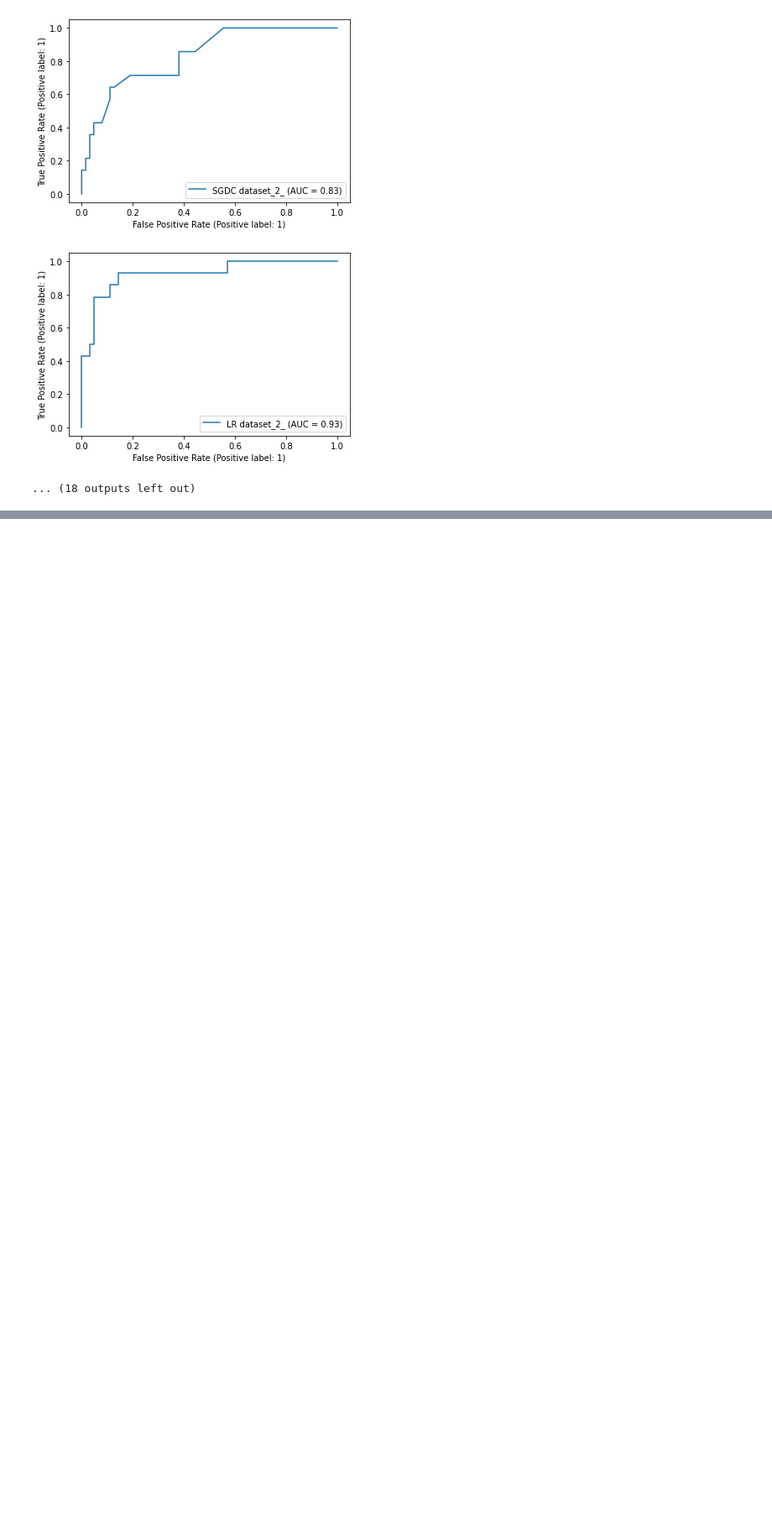
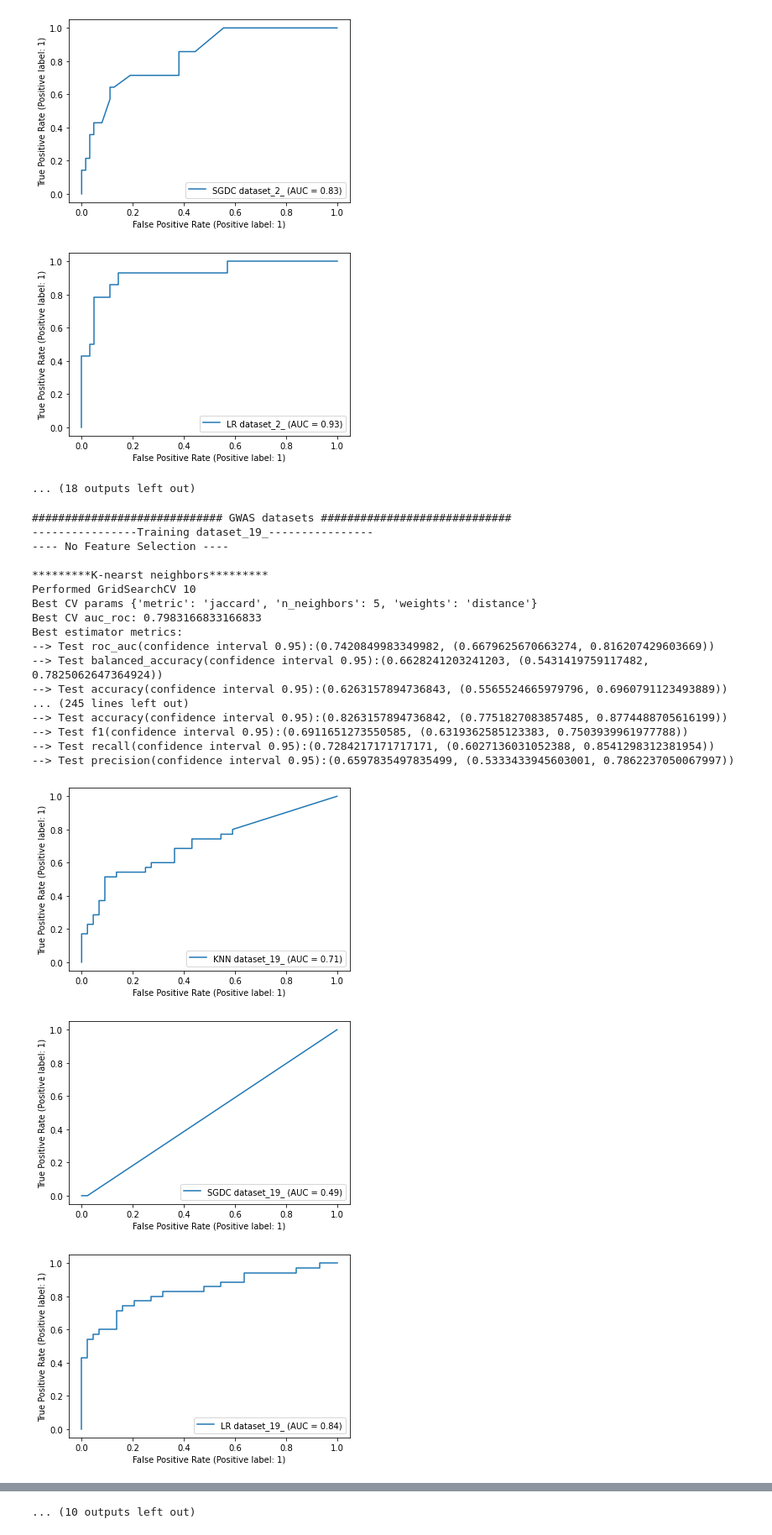
Before and after one commit to Arthurcrs/tcc_acrs, a Jupyter notebook: notebooks/NO_FS.ipynb, the cells around one changed output, grey strips where cells are left out. Shown at 84% size. Saved outputs shown, nothing was run; the diff lists cells and outputs as text; code cells hidden in the pictures; blank space fills up the shorter version.

```diff
--- a/notebooks/NO_FS.ipynb
+++ b/notebooks/NO_FS.ipynb
@@ -46,3 +37,36 @@ ValueError: could not convert string to float: 'NR6097'
 [figure]
 [figure]
 ... (18 outputs left out)
+# %%
+sys.path.append('../src/')
+from TrainModels import *
+
+datasets_full = []
+datasets_gwas = ['dataset_19_', 'dataset_20_', 'dataset_21_']
+
+feature_selection = {"method": None , "estimator": None }
+train_models = ["all"]
+
+TM = PredictPRinKP(datasets_full, datasets_gwas, feature_selection, train_models)
+TM.main()
+# %% [output]
+############################# GWAS datasets #############################
+----------------Training dataset_19_----------------
+---- No Feature Selection ----
+
+*********K-nearst neighbors*********
+Performed GridSearchCV 10
+Best CV params {'metric': 'jaccard', 'n_neighbors': 5, 'weights': 'distance'}
+Best CV auc_roc: 0.7983166833166833
+Best estimator metrics:
+--> Test roc_auc(confidence interval 0.95):(0.7420849983349982, (0.6679625670663274, 0.816207429603669))
+--> Test balanced_accuracy(confidence interval 0.95):(0.6628241203241203, (0.5431419759117482, 0.7825062647364924))
+--> Test accuracy(confidence interval 0.95):(0.6263157894736843, (0.5565524665979796, 0.6960791123493889))
+... (245 lines left out)
+--> Test accuracy(confidence interval 0.95):(0.8263157894736842, (0.7751827083857485, 0.8774488705616199))
+--> Test f1(confidence interval 0.95):(0.6911651273550585, (0.6319362585123383, 0.7503939961977788))
+--> Test recall(confidence interval 0.95):(0.7284217171717171, (0.6027136031052388, 0.8541298312381954))
+--> Test precision(confidence interval 0.95):(0.6597835497835499, (0.5333433945603001, 0.7862237050067997))
+[figure, added]
+[figure, added]
+[figure, added]
@@ -48,0 +81 @@ ValueError: could not convert string to float: 'NR6097'
+... (10 outputs left out)
```
Also changed, not shown: parts of 4 cells of this notebook, 22 other files.
